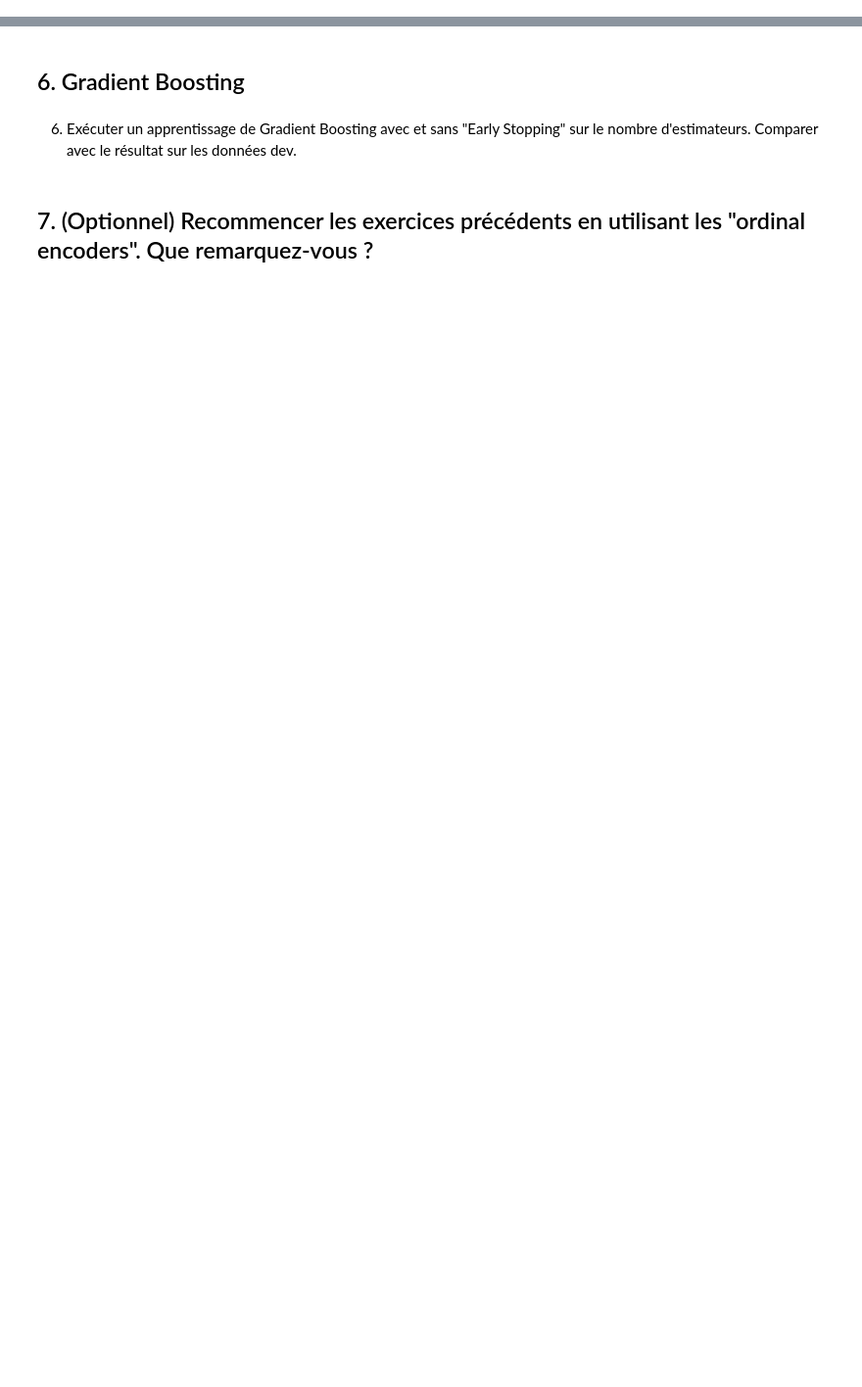
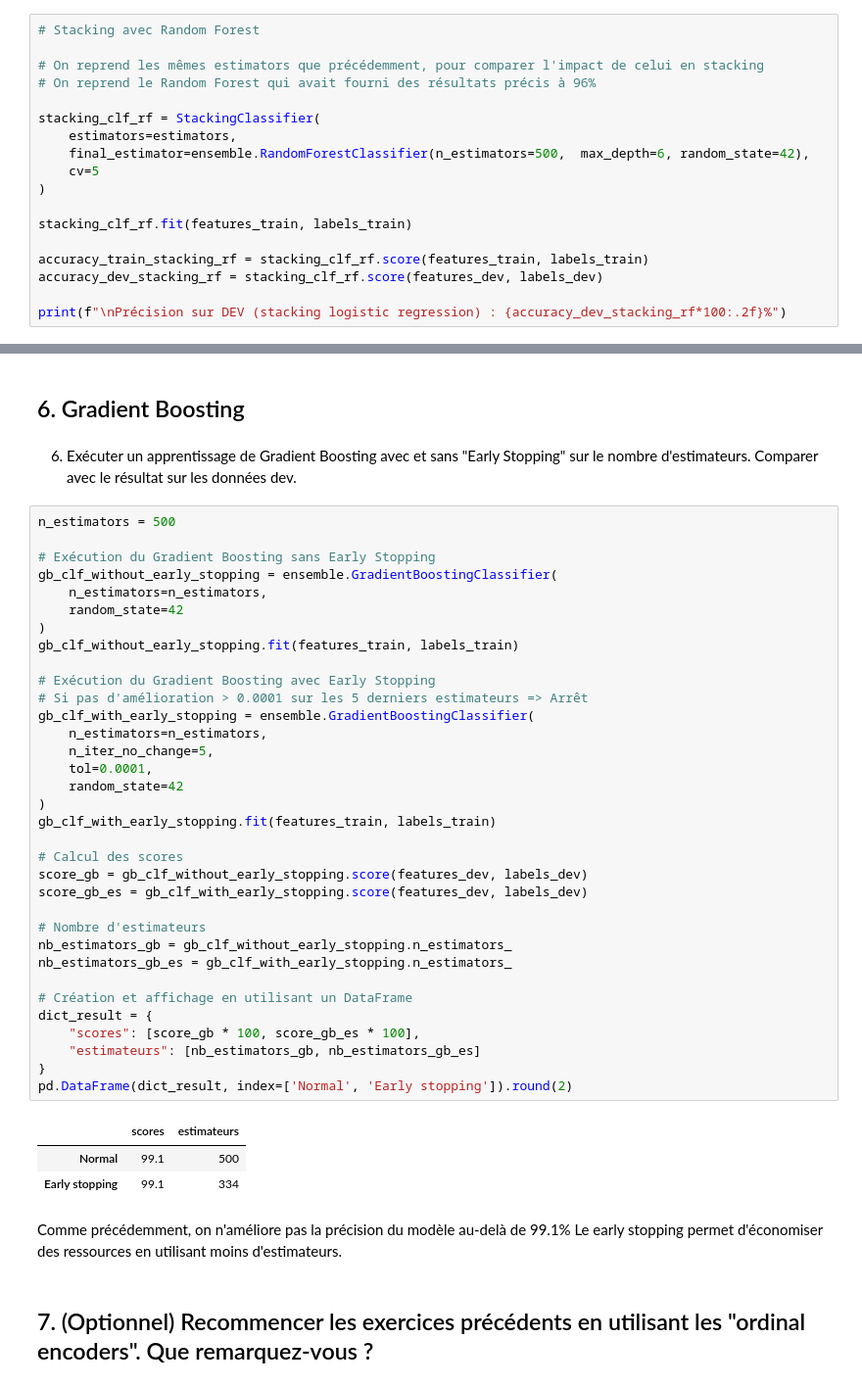
Before and after one commit to Laurent-Pa/DataScience-MachineLearning, a Jupyter notebook: TP/TP1_classification_champignons.ipynb, the cells around one changed output, grey strips where cells are left out. Shown at 98% size. Cells and saved outputs as stored; diff of their text form; blank space fills up the shorter version.

Commit message:
feat: stacking and Gradient boosting

```diff
--- a/TP/TP1_classification_champignons.ipynb
+++ b/TP/TP1_classification_champignons.ipynb
@@ -554,0 +578,18 @@ from sklearn.ensemble import StackingClassifier
+# %%
+# Stacking avec Random Forest
+
+# On reprend les mêmes estimators que précédemment, pour comparer l'impact de celui en stacking
+# On reprend le Random Forest qui avait fourni des résultats précis à 96%
+
+stacking_clf_rf = StackingClassifier(
+    estimators=estimators,
+    final_estimator=ensemble.RandomForestClassifier(n_estimators=500,  max_depth=6, random_state=42),
+    cv=5
+)
+
+stacking_clf_rf.fit(features_train, labels_train)
+
+accuracy_train_stacking_rf = stacking_clf_rf.score(features_train, labels_train)
+accuracy_dev_stacking_rf = stacking_clf_rf.score(features_dev, labels_dev)
+
+print(f"\nPrécision sur DEV (stacking logistic regression) : {accuracy_dev_stacking_rf*100:.2f}%")
@@ -556,5 +599,46 @@ from sklearn.ensemble import StackingClassifier
 ## 6. Gradient Boosting
 # %% [markdown]
 6. Exécuter un apprentissage de Gradient Boosting avec et sans "Early Stopping" sur le nombre d'estimateurs. Comparer avec le résultat sur les données dev.
+# %%
+n_estimators = 500
+
+# Exécution du Gradient Boosting sans Early Stopping
+gb_clf_without_early_stopping = ensemble.GradientBoostingClassifier(
+    n_estimators=n_estimators,
+    random_state=42
+)
+gb_clf_without_early_stopping.fit(features_train, labels_train)
+
+# Exécution du Gradient Boosting avec Early Stopping
+# Si pas d'amélioration > 0.0001 sur les 5 derniers estimateurs => Arrêt
+gb_clf_with_early_stopping = ensemble.GradientBoostingClassifier(
+    n_estimators=n_estimators,
+    n_iter_no_change=5,
+    tol=0.0001,
+    random_state=42
+)
+gb_clf_with_early_stopping.fit(features_train, labels_train)
+
+# Calcul des scores
+score_gb = gb_clf_without_early_stopping.score(features_dev, labels_dev)
+score_gb_es = gb_clf_with_early_stopping.score(features_dev, labels_dev)
+
+# Nombre d'estimateurs
+nb_estimators_gb = gb_clf_without_early_stopping.n_estimators_
+nb_estimators_gb_es = gb_clf_with_early_stopping.n_estimators_
+
+# Création et affichage en utilisant un DataFrame
+dict_result = {
+    "scores": [score_gb * 100, score_gb_es * 100],
+    "estimateurs": [nb_estimators_gb, nb_estimators_gb_es]
+}
+pd.DataFrame(dict_result, index=['Normal', 'Early stopping']).round(2)
+# %% [output]
+|  | scores | estimateurs |
+| Normal | 99.1 | 500 |
+| Early stopping | 99.1 | 334 |
+# %% [markdown]
+Comme précédemment, on n'améliore pas la précision du modèle au-delà de 99.1%
+Le early stopping permet d'économiser des ressources en utilisant moins d'estimateurs.
 # %% [markdown]
 ## 7. (Optionnel) Recommencer les exercices précédents en utilisant les "ordinal encoders". Que remarquez-vous ?
```
Also changed, not shown: parts of 12 cells of this notebook, 6 other files.
